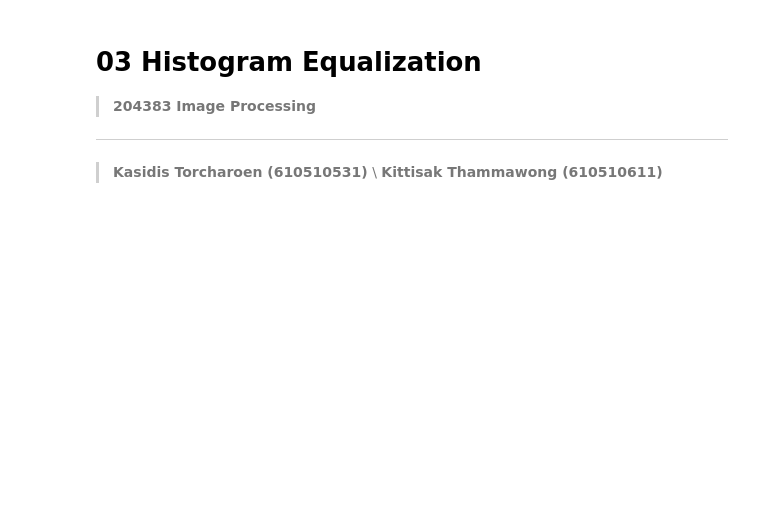
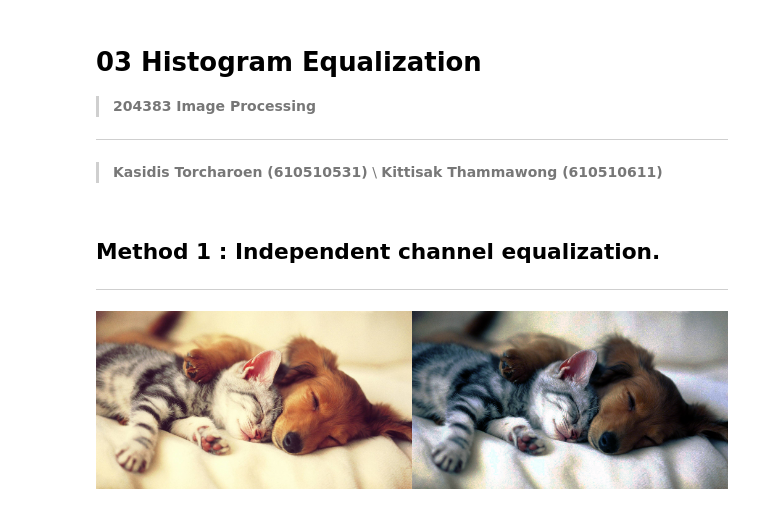
Before and after one commit to tackulus/204383, a Jupyter notebook: Code03.ipynb, the cells around one changed output. Saved outputs shown, nothing was run; the diff lists cells and outputs as text; code cells hidden in the pictures; blank space fills up the shorter version.

```diff
--- a/Code03.ipynb
+++ b/Code03.ipynb
@@ -24 +23,41 @@ image = cv.resize(image, (600, 400))
 image = cv.cvtColor(image, cv.COLOR_BGR2RGB)
+# %% [markdown]
+## **Method 1 : Independent channel equalization.**
+
+---
+# %%
+def histeq1(im):
+    """ Independent channel equalization  """
+
+    saved_lst = []
+    im_new = np.array(im)
+    for c in range(3):
+
+        # image's channel
+        channel = np.array(im_new[:,:,c])
+
+        # histogram
+        imhist, bins = np.histogram(channel.flatten(), bins=256, range=(0,256))
+
+        # cumulative distribution function
+        # cumulative histogram
+        cdf = imhist.cumsum()
+
+        # normalized cumulative histogram
+        masked = np.ma.masked_equal(cdf,0)
+        normalized = 255 * ( masked - masked.min() ) / ( masked.max() - masked.min() )
+        normalized = np.ma.filled(normalized, 0).astype("uint8")
+
+        adjusted = np.array(normalized[channel])
+        im_new[:,:,c] = adjusted
+        saved_lst.append([channel, adjusted])
+
+    im_new = im_new.astype("uint8")
+
+    return im_new, zip([image , im_new], *saved_lst)
+# %%
+new_image1, pact1 = histeq1(image)
+frame = cv.hconcat((image, new_image1))
+cv2_imshow(frame)
+# %% [output]
+[figure, added]
```
Also changed, not shown: parts of 14 cells of this notebook.
